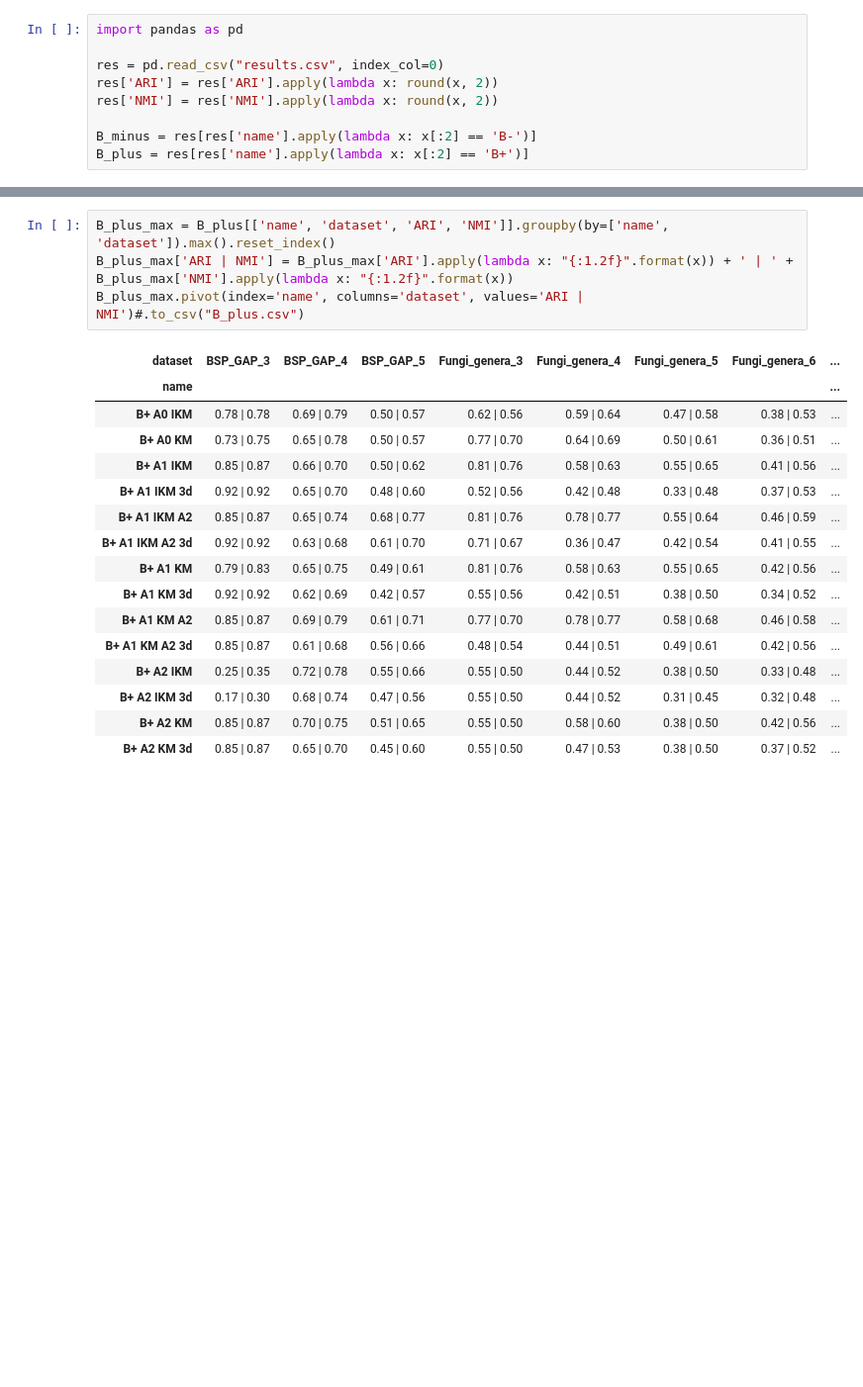
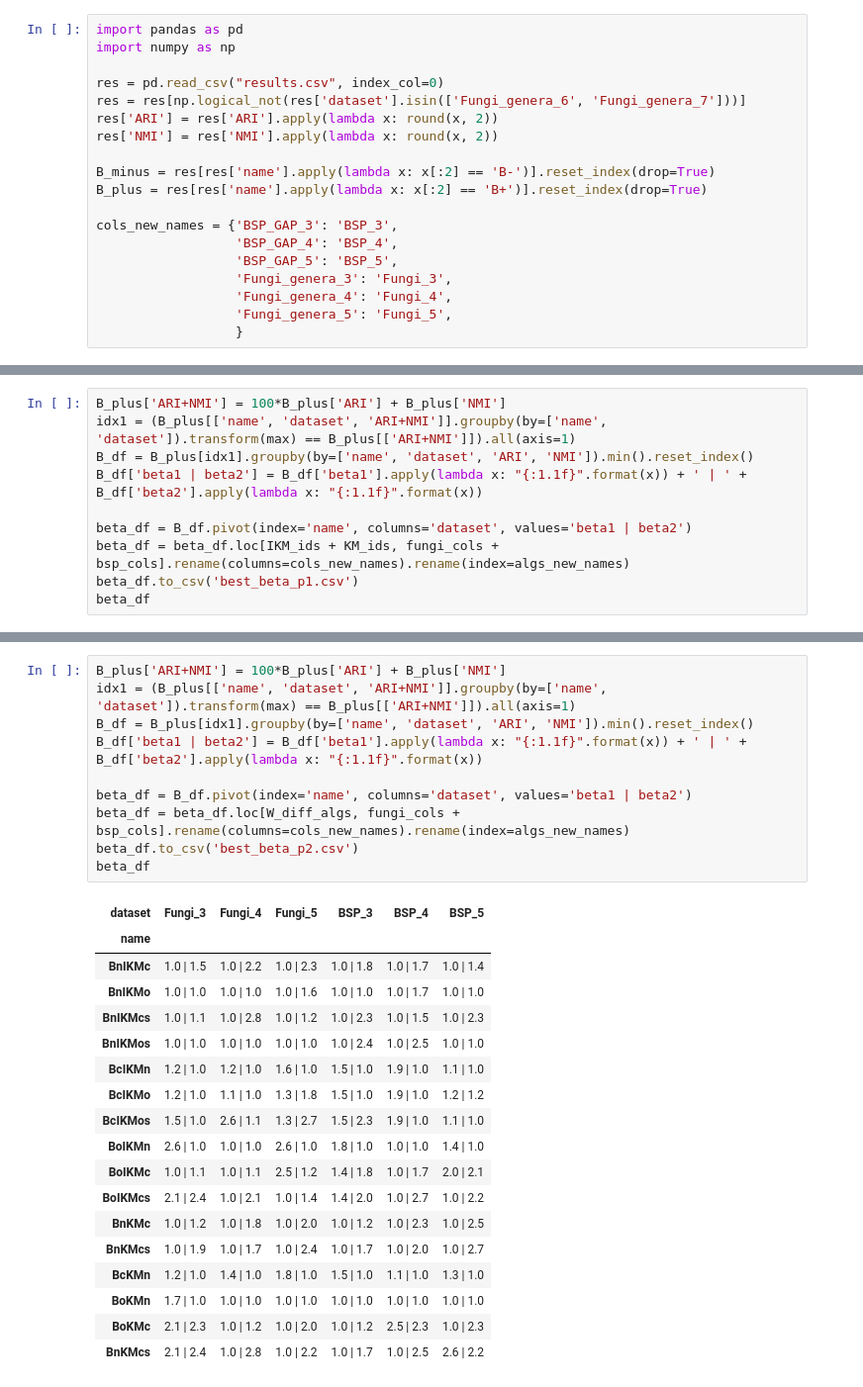
Before and after one commit to mhalynchik/interval_clustering, a Jupyter notebook: dataset_analysis.ipynb, the cells around one changed output, grey strips where cells are left out. Shown at 99% size. Saved outputs shown, nothing was run; the diff lists cells and outputs as text; blank space fills up the shorter version.

```diff
--- a/dataset_analysis.ipynb
+++ b/dataset_analysis.ipynb
@@ -1,9 +1,19 @@
 # %%
 import pandas as pd
+import numpy as np
 
 res = pd.read_csv("results.csv", index_col=0)
+res = res[np.logical_not(res['dataset'].isin(['Fungi_genera_6', 'Fungi_genera_7']))]
 res['ARI'] = res['ARI'].apply(lambda x: round(x, 2))
 res['NMI'] = res['NMI'].apply(lambda x: round(x, 2))
 
-B_minus = res[res['name'].apply(lambda x: x[:2] == 'B-')]
-B_plus = res[res['name'].apply(lambda x: x[:2] == 'B+')]
+B_minus = res[res['name'].apply(lambda x: x[:2] == 'B-')].reset_index(drop=True)
+B_plus = res[res['name'].apply(lambda x: x[:2] == 'B+')].reset_index(drop=True)
+
+cols_new_names = {'BSP_GAP_3': 'BSP_3',
+                  'BSP_GAP_4': 'BSP_4',
+                  'BSP_GAP_5': 'BSP_5',
+                  'Fungi_genera_3': 'Fungi_3',
+                  'Fungi_genera_4': 'Fungi_4',
+                  'Fungi_genera_5': 'Fungi_5',
+                  }
@@ -9,0 +230,10 @@ B_plus = res[res['name'].apply(lambda x: x[:2] == 'B+')]
+# %%
+B_plus['ARI+NMI'] = 100*B_plus['ARI'] + B_plus['NMI']
+idx1 = (B_plus[['name', 'dataset', 'ARI+NMI']].groupby(by=['name', 'dataset']).transform(max) == B_plus[['ARI+NMI']]).all(axis=1)
+B_df = B_plus[idx1].groupby(by=['name', 'dataset', 'ARI', 'NMI']).min().reset_index()
+B_df['beta1 | beta2'] = B_df['beta1'].apply(lambda x: "{:1.1f}".format(x)) + ' | ' + B_df['beta2'].apply(lambda x: "{:1.1f}".format(x))
+
+beta_df = B_df.pivot(index='name', columns='dataset', values='beta1 | beta2')
+beta_df = beta_df.loc[IKM_ids + KM_ids, fungi_cols + bsp_cols].rename(columns=cols_new_names).rename(index=algs_new_names)
+beta_df.to_csv('best_beta_p1.csv')
+beta_df
@@ -10,21 +251,29 @@ B_plus = res[res['name'].apply(lambda x: x[:2] == 'B+')]
 # %%
-B_plus_max = B_plus[['name', 'dataset', 'ARI', 'NMI']].groupby(by=['name', 'dataset']).max().reset_index()
-B_plus_max['ARI | NMI'] = B_plus_max['ARI'].apply(lambda x: "{:1.2f}".format(x)) + ' | ' + B_plus_max['NMI'].apply(lambda x: "{:1.2f}".format(x))
-B_plus_max.pivot(index='name', columns='dataset', values='ARI | NMI')#.to_csv("B_plus.csv")
+B_plus['ARI+NMI'] = 100*B_plus['ARI'] + B_plus['NMI']
+idx1 = (B_plus[['name', 'dataset', 'ARI+NMI']].groupby(by=['name', 'dataset']).transform(max) == B_plus[['ARI+NMI']]).all(axis=1)
+B_df = B_plus[idx1].groupby(by=['name', 'dataset', 'ARI', 'NMI']).min().reset_index()
+B_df['beta1 | beta2'] = B_df['beta1'].apply(lambda x: "{:1.1f}".format(x)) + ' | ' + B_df['beta2'].apply(lambda x: "{:1.1f}".format(x))
+
+beta_df = B_df.pivot(index='name', columns='dataset', values='beta1 | beta2')
+beta_df = beta_df.loc[W_diff_algs, fungi_cols + bsp_cols].rename(columns=cols_new_names).rename(index=algs_new_names)
+beta_df.to_csv('best_beta_p2.csv')
+beta_df
 # %% [output]
-| dataset | BSP_GAP_3 | BSP_GAP_4 | BSP_GAP_5 | Fungi_genera_3 | Fungi_genera_4 | Fungi_genera_5 | Fungi_genera_6 | ... |
-| name |  |  |  |  |  |  |  | ... |
-| B+ A0 IKM | 0.78 | 0.78 | 0.69 | 0.79 | 0.50 | 0.57 | 0.62 | 0.56 | 0.59 | 0.64 | 0.47 | 0.58 | 0.38 | 0.53 | ... |
-| B+ A0 KM | 0.73 | 0.75 | 0.65 | 0.78 | 0.50 | 0.57 | 0.77 | 0.70 | 0.64 | 0.69 | 0.50 | 0.61 | 0.36 | 0.51 | ... |
-| B+ A1 IKM | 0.85 | 0.87 | 0.66 | 0.70 | 0.50 | 0.62 | 0.81 | 0.76 | 0.58 | 0.63 | 0.55 | 0.65 | 0.41 | 0.56 | ... |
-| B+ A1 IKM 3d | 0.92 | 0.92 | 0.65 | 0.70 | 0.48 | 0.60 | 0.52 | 0.56 | 0.42 | 0.48 | 0.33 | 0.48 | 0.37 | 0.53 | ... |
-| B+ A1 IKM A2 | 0.85 | 0.87 | 0.65 | 0.74 | 0.68 | 0.77 | 0.81 | 0.76 | 0.78 | 0.77 | 0.55 | 0.64 | 0.46 | 0.59 | ... |
-| B+ A1 IKM A2 3d | 0.92 | 0.92 | 0.63 | 0.68 | 0.61 | 0.70 | 0.71 | 0.67 | 0.36 | 0.47 | 0.42 | 0.54 | 0.41 | 0.55 | ... |
-| B+ A1 KM | 0.79 | 0.83 | 0.65 | 0.75 | 0.49 | 0.61 | 0.81 | 0.76 | 0.58 | 0.63 | 0.55 | 0.65 | 0.42 | 0.56 | ... |
-| B+ A1 KM 3d | 0.92 | 0.92 | 0.62 | 0.69 | 0.42 | 0.57 | 0.55 | 0.56 | 0.42 | 0.51 | 0.38 | 0.50 | 0.34 | 0.52 | ... |
-| B+ A1 KM A2 | 0.85 | 0.87 | 0.69 | 0.79 | 0.61 | 0.71 | 0.77 | 0.70 | 0.78 | 0.77 | 0.58 | 0.68 | 0.46 | 0.58 | ... |
-| B+ A1 KM A2 3d | 0.85 | 0.87 | 0.61 | 0.68 | 0.56 | 0.66 | 0.48 | 0.54 | 0.44 | 0.51 | 0.49 | 0.61 | 0.42 | 0.56 | ... |
-| B+ A2 IKM | 0.25 | 0.35 | 0.72 | 0.78 | 0.55 | 0.66 | 0.55 | 0.50 | 0.44 | 0.52 | 0.38 | 0.50 | 0.33 | 0.48 | ... |
-| B+ A2 IKM 3d | 0.17 | 0.30 | 0.68 | 0.74 | 0.47 | 0.56 | 0.55 | 0.50 | 0.44 | 0.52 | 0.31 | 0.45 | 0.32 | 0.48 | ... |
-| B+ A2 KM | 0.85 | 0.87 | 0.70 | 0.75 | 0.51 | 0.65 | 0.55 | 0.50 | 0.58 | 0.60 | 0.38 | 0.50 | 0.42 | 0.56 | ... |
-| B+ A2 KM 3d | 0.85 | 0.87 | 0.65 | 0.70 | 0.45 | 0.60 | 0.55 | 0.50 | 0.47 | 0.53 | 0.38 | 0.50 | 0.37 | 0.52 | ... |
+| dataset | Fungi_3 | Fungi_4 | Fungi_5 | BSP_3 | BSP_4 | BSP_5 |
+| name |  |  |  |  |  |  |
+| BnIKMc | 1.0 | 1.5 | 1.0 | 2.2 | 1.0 | 2.3 | 1.0 | 1.8 | 1.0 | 1.7 | 1.0 | 1.4 |
+| BnIKMo | 1.0 | 1.0 | 1.0 | 1.0 | 1.0 | 1.6 | 1.0 | 1.0 | 1.0 | 1.7 | 1.0 | 1.0 |
+| BnIKMcs | 1.0 | 1.1 | 1.0 | 2.8 | 1.0 | 1.2 | 1.0 | 2.3 | 1.0 | 1.5 | 1.0 | 2.3 |
+| BnIKMos | 1.0 | 1.0 | 1.0 | 1.0 | 1.0 | 1.0 | 1.0 | 2.4 | 1.0 | 2.5 | 1.0 | 1.0 |
+| BcIKMn | 1.2 | 1.0 | 1.2 | 1.0 | 1.6 | 1.0 | 1.5 | 1.0 | 1.9 | 1.0 | 1.1 | 1.0 |
+| BcIKMo | 1.2 | 1.0 | 1.1 | 1.0 | 1.3 | 1.8 | 1.5 | 1.0 | 1.9 | 1.0 | 1.2 | 1.2 |
+| BcIKMos | 1.5 | 1.0 | 2.6 | 1.1 | 1.3 | 2.7 | 1.5 | 2.3 | 1.9 | 1.0 | 1.1 | 1.0 |
+| BoIKMn | 2.6 | 1.0 | 1.0 | 1.0 | 2.6 | 1.0 | 1.8 | 1.0 | 1.0 | 1.0 | 1.4 | 1.0 |
+| BoIKMc | 1.0 | 1.1 | 1.0 | 1.1 | 2.5 | 1.2 | 1.4 | 1.8 | 1.0 | 1.7 | 2.0 | 2.1 |
+| BoIKMcs | 2.1 | 2.4 | 1.0 | 2.1 | 1.0 | 1.4 | 1.4 | 2.0 | 1.0 | 2.7 | 1.0 | 2.2 |
+| BnKMc | 1.0 | 1.2 | 1.0 | 1.8 | 1.0 | 2.0 | 1.0 | 1.2 | 1.0 | 2.3 | 1.0 | 2.5 |
+| BnKMcs | 1.0 | 1.9 | 1.0 | 1.7 | 1.0 | 2.4 | 1.0 | 1.7 | 1.0 | 2.0 | 1.0 | 2.7 |
+| BcKMn | 1.2 | 1.0 | 1.4 | 1.0 | 1.8 | 1.0 | 1.5 | 1.0 | 1.1 | 1.0 | 1.3 | 1.0 |
+| BoKMn | 1.7 | 1.0 | 1.0 | 1.0 | 1.0 | 1.0 | 1.0 | 1.0 | 1.0 | 1.0 | 1.0 | 1.0 |
+| BoKMc | 2.1 | 2.3 | 1.0 | 1.2 | 1.0 | 2.0 | 1.0 | 1.2 | 2.5 | 2.3 | 1.0 | 2.3 |
+| BnKMcs | 2.1 | 2.4 | 1.0 | 2.8 | 1.0 | 2.2 | 1.0 | 1.7 | 1.0 | 2.5 | 2.6 | 2.2 |
```
Also changed, not shown: parts of 9 cells of this notebook, 20 other files.
